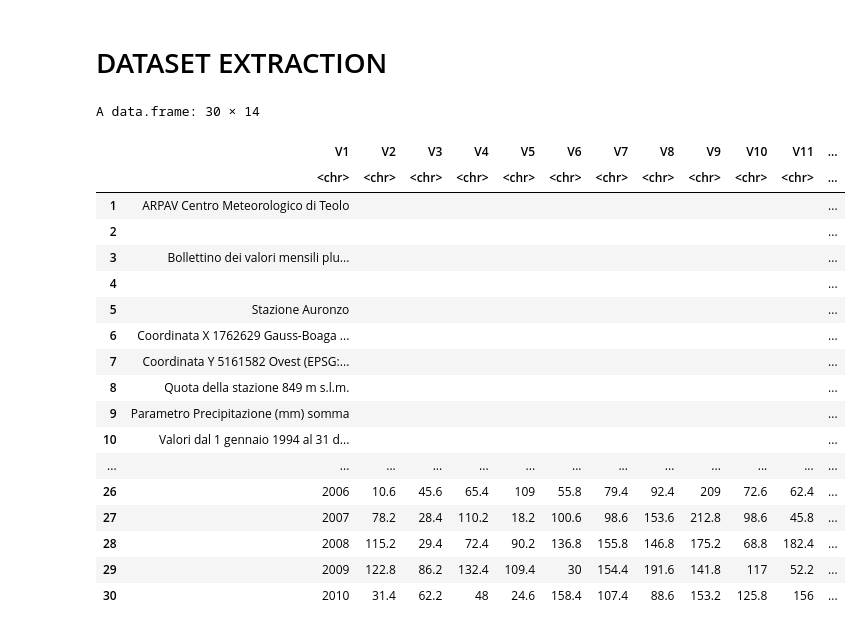
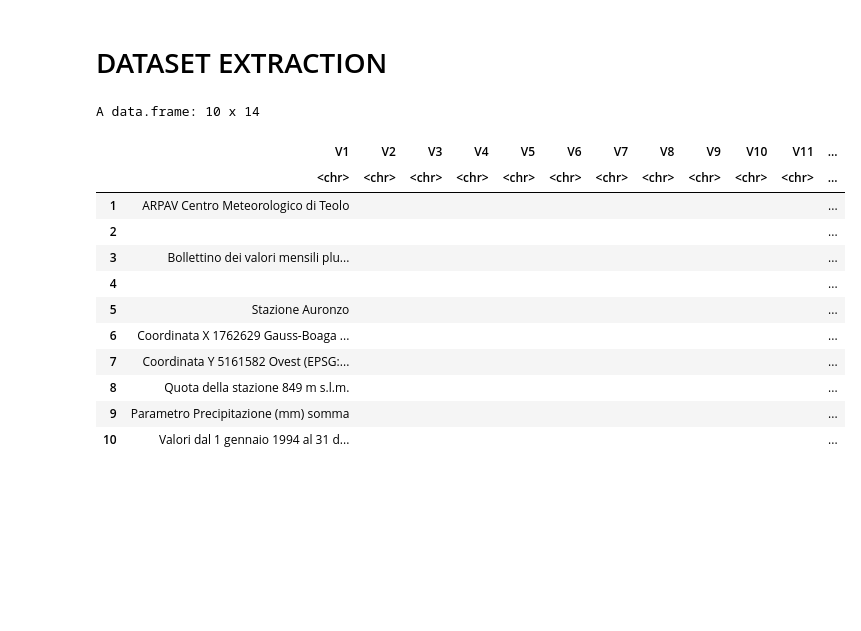
Before and after one commit to RaffaeleSabatini/ASPA_Proj07, a Jupyter notebook: main.ipynb, the cells around one changed output. Saved outputs shown, nothing was run; the diff lists cells and outputs as text; code cells hidden in the pictures; blank space fills up the shorter version.

```diff
--- a/main.ipynb
+++ b/main.ipynb
@@ -2,27 +2,21 @@
 # DATASET EXTRACTION
 # %%
 dataset_Auronzo <- read.csv("dataset/Auronzo.csv", header = FALSE, sep = ";")
-head(dataset_Auronzo, n = 30)
+head(dataset_Auronzo, n = 10)
 # %% [output]
-A data.frame: 30 × 14
+A data.frame: 10 x 14
 |  | V1 | V2 | V3 | V4 | V5 | V6 | V7 | V8 | V9 | V10 | V11 | ... |
 |  | <chr> | <chr> | <chr> | <chr> | <chr> | <chr> | <chr> | <chr> | <chr> | <chr> | <chr> | ... |
 | 1 | ARPAV Centro Meteorologico di Teolo |  |  |  |  |  |  |  |  |  |  | ... |
 | 2 |  |  |  |  |  |  |  |  |  |  |  | ... |
 | 3 | Bollettino dei valori mensili plu... |  |  |  |  |  |  |  |  |  |  | ... |
 | 4 |  |  |  |  |  |  |  |  |  |  |  | ... |
 | 5 | Stazione Auronzo |  |  |  |  |  |  |  |  |  |  | ... |
 | 6 | Coordinata X 1762629 Gauss-Boaga ... |  |  |  |  |  |  |  |  |  |  | ... |
 | 7 | Coordinata Y 5161582 Ovest (EPSG:... |  |  |  |  |  |  |  |  |  |  | ... |
 | 8 | Quota della stazione 849 m s.l.m. |  |  |  |  |  |  |  |  |  |  | ... |
 | 9 | Parametro Precipitazione (mm) somma |  |  |  |  |  |  |  |  |  |  | ... |
 | 10 | Valori dal 1 gennaio 1994 al 31 d... |  |  |  |  |  |  |  |  |  |  | ... |
-| ... | ... | ... | ... | ... | ... | ... | ... | ... | ... | ... | ... | ... |
-| 26 | 2006 | 10.6 | 45.6 | 65.4 | 109 | 55.8 | 79.4 | 92.4 | 209 | 72.6 | 62.4 | ... |
-| 27 | 2007 | 78.2 | 28.4 | 110.2 | 18.2 | 100.6 | 98.6 | 153.6 | 212.8 | 98.6 | 45.8 | ... |
-| 28 | 2008 | 115.2 | 29.4 | 72.4 | 90.2 | 136.8 | 155.8 | 146.8 | 175.2 | 68.8 | 182.4 | ... |
-| 29 | 2009 | 122.8 | 86.2 | 132.4 | 109.4 | 30 | 154.4 | 191.6 | 141.8 | 117 | 52.2 | ... |
-| 30 | 2010 | 31.4 | 62.2 | 48 | 24.6 | 158.4 | 107.4 | 88.6 | 153.2 | 125.8 | 156 | ... |
 # %%
 extract_dataset <- function(directory, city_list){
 
```
Also changed, not shown: parts of 5 cells of this notebook.
